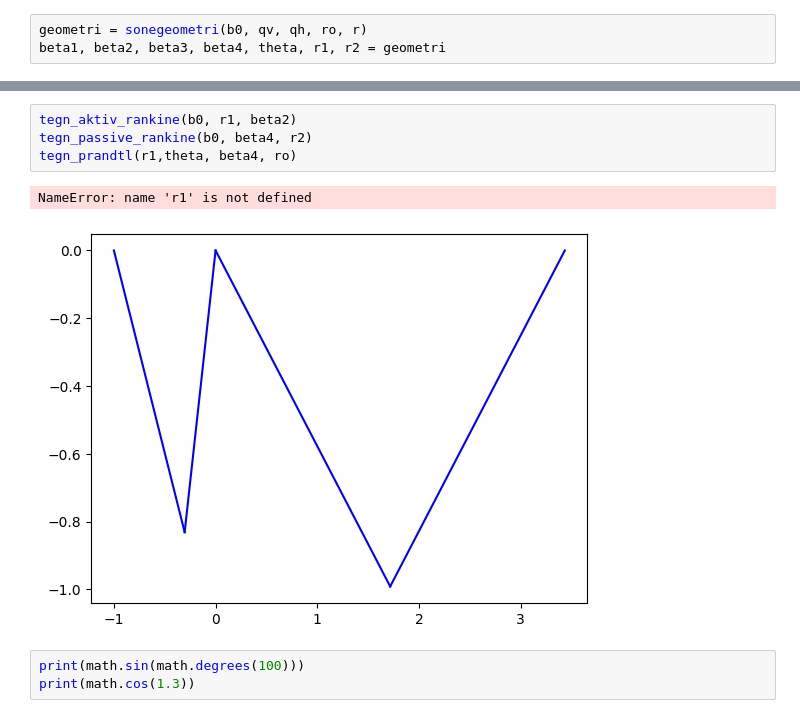
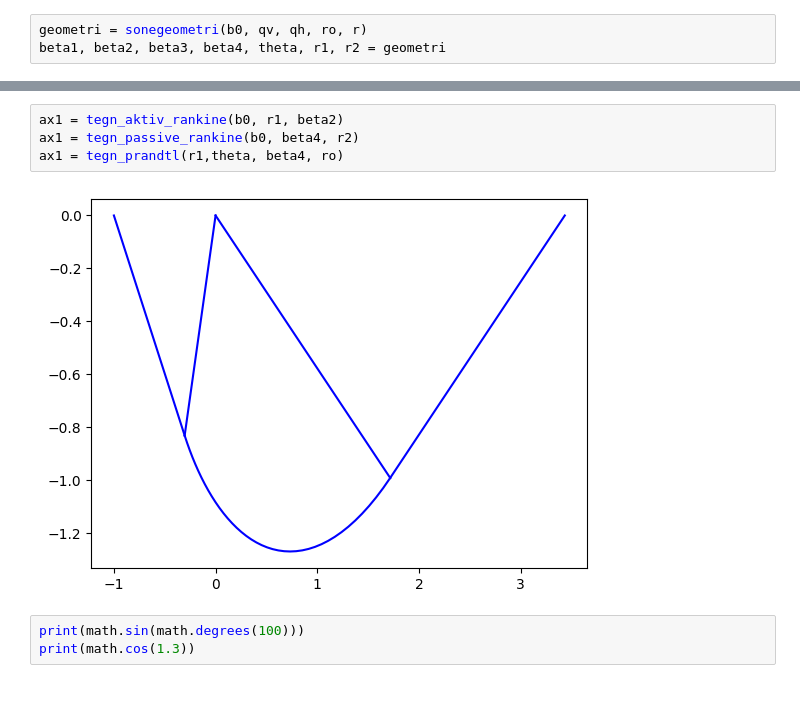
Before and after one commit to jhaalbu/geotoolz, a Jupyter notebook: test.ipynb, the cells around one changed output, grey strips where cells are left out. Drawn from its saved outputs; the diff is of its cells as text.

```diff
--- a/test.ipynb
+++ b/test.ipynb
@@ -48,12 +48,11 @@ ax1.plot(xliste, yliste, color="b")
 [<matplotlib.lines.Line2D at 0x...>]
 [figure]
 # %%
-tegn_aktiv_rankine(b0, r1, beta2)
-tegn_passive_rankine(b0, beta4, r2)
-tegn_prandtl(r1,theta, beta4, ro)
+ax1 = tegn_aktiv_rankine(b0, r1, beta2)
+ax1 = tegn_passive_rankine(b0, beta4, r2)
+ax1 = tegn_prandtl(r1,theta, beta4, ro)
 # %% [output]
-NameError: name 'r1' is not defined
-[figure, old version]
+[figure, new version]
 # %%
 print(math.sin(math.degrees(100)))
 print(math.cos(1.3))
```
Also changed, not shown: parts of 1 cell of this notebook, 8 other files.
